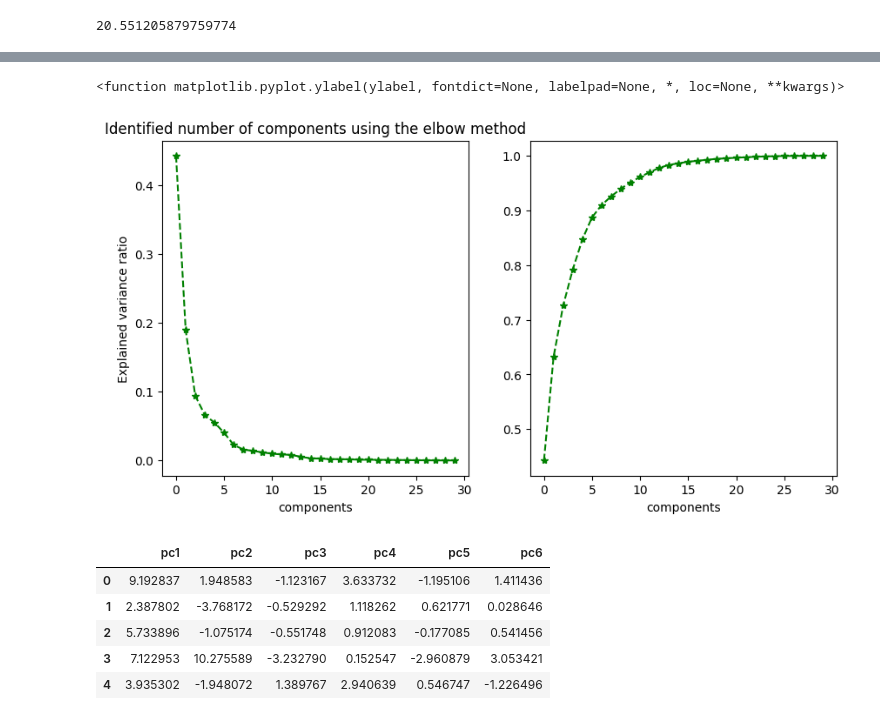
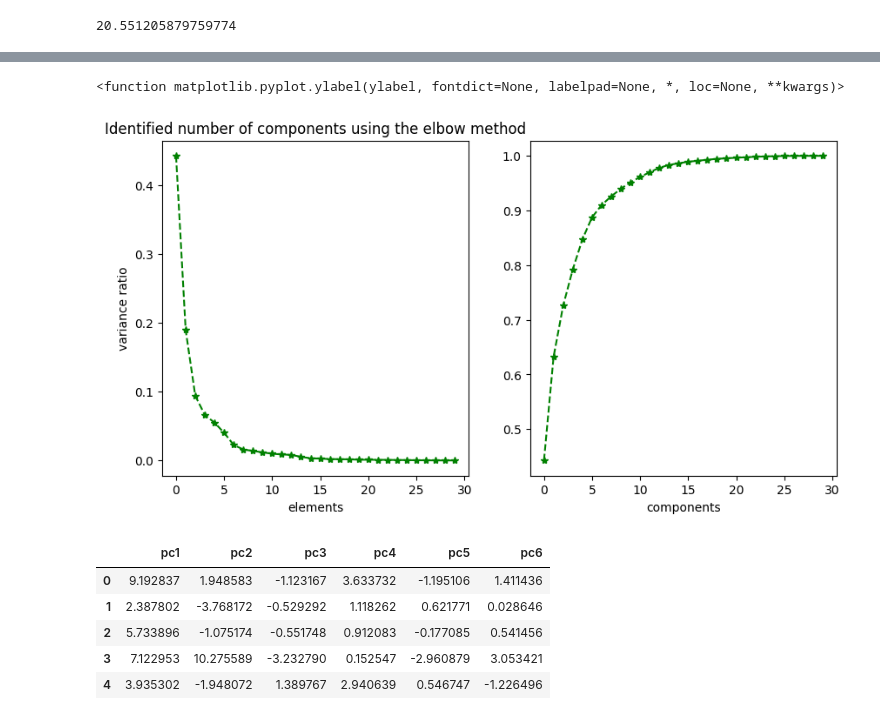
Before and after one commit to sirlapat/ML_Assignment1, a Jupyter notebook: ML_A3.ipynb, the cells around one changed output, grey strips where cells are left out. Saved outputs shown, nothing was run; the diff lists cells and outputs as text; code cells hidden in the pictures.

```diff
--- a/ML_A3.ipynb
+++ b/ML_A3.ipynb
@@ -429,21 +429,21 @@ mxpca=pca.fit_transform(X_scaled)
 # %%
 evr=pca.explained_variance_ratio_
 plt.figure(figsize=(10,5))
 
 plt.subplot(1,2,1)
 plt.plot(evr,'s--', color = 'green', marker = '*')
-plt.xlabel('components')
-plt.ylabel('Explained variance ratio')
+plt.xlabel('elements')
+plt.ylabel('variance ratio')
 plt.title('Identified number of components using the elbow method')
 
 cuv=np.cumsum(evr)
 plt.subplot(1,2,2)
 plt.plot(cuv,'s--',color = 'green', marker = '*')
 plt.xlabel('components')
 plt.ylabel
 # %% [output]
 <function matplotlib.pyplot.ylabel(ylabel, fontdict=None, labelpad=None, *, loc=None, **kwargs)>
-[figure, old version]
+[figure, new version]
 # %%
 pca_opt = PCA(n_components=6)
 # %%
```
